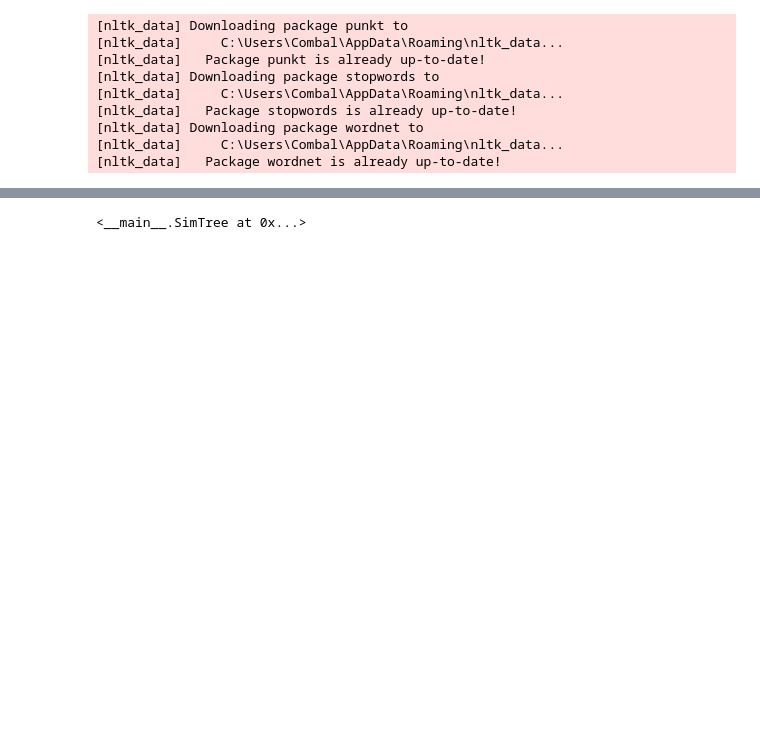
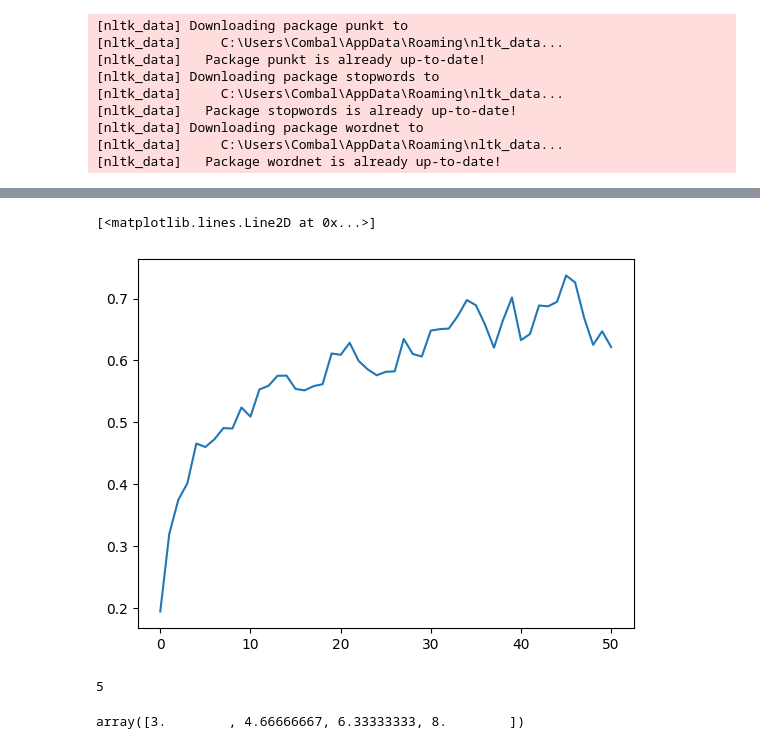
Before and after one commit to AlexandreCombeau/simTree, a Jupyter notebook: simGen.ipynb, the cells around one changed output, grey strips where cells are left out. Drawn from its saved outputs; the diff is of its cells as text; code cells hidden in the pictures; blank space fills up the shorter version.

```diff
--- a/simGen.ipynb
+++ b/simGen.ipynb
@@ -406,8 +405,8 @@ def remove_elem(pop : list,score_pop : list,index_list : list[int]) -> None:
 # %%
 param_algo = {
     "population_size" : 100,
-    "nb_generation"   : 5,
-    "proba_mutation"  : 0.3,
+    "nb_generation"   : 50,
+    "proba_mutation"  : 0.4,
     "proba_crossover" : 0.2,
     "proba_random"    : 0.1,
     #"proba_ellitism"  : 0.4
@@ -448,3 +447,10 @@ for i,v in enumerate(sim.population_scores):
+# %%
+import matplotlib.pyplot as plt
+pop_scores  = [np.mean(x) for x in sim.gen_scores]
+plt.plot(np.arange(0,len(pop_scores),1),pop_scores)
+# %% [output]
+[<matplotlib.lines.Line2D at 0x...>]
+[figure, added]
 # %%
 sim.fitness_function()
 # %%
@@ -454,9 +474,13 @@ a = [ag1,[g,"a"],[g,[g,[g,["b"]]]]]
 b = [ag1,[f,[g,"b"]],[g,[g,[g,["b"]]]]]
 tree = tree_from_list(a)
 tr = tree_from_list(b)
-np.random.choice([tree,tr])
+tr.get_depth()
 # %% [output]
-<__main__.SimTree at 0x...>
+5
+# %%
+np.linspace(3,8,4)
+# %% [output]
+array([3.        , 4.66666667, 6.33333333, 8.        ])
 # %%
 addresses = [
     '1234 Elm Street',
```
Also changed, not shown: parts of 7 cells of this notebook, 1 other file.
